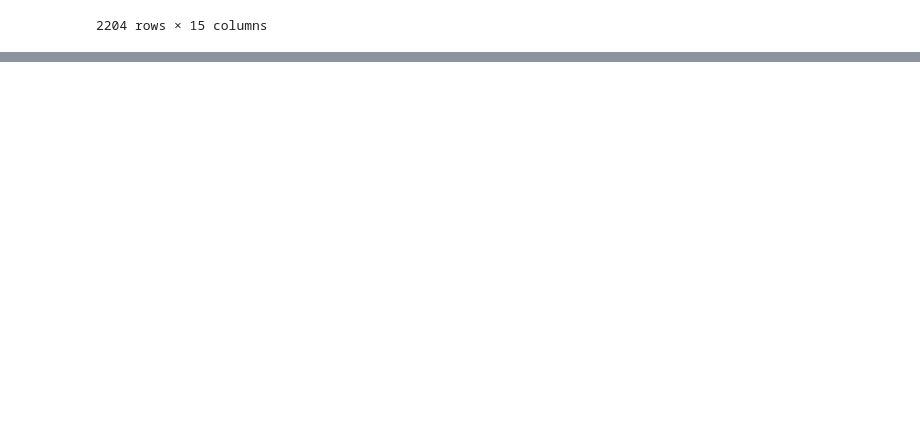
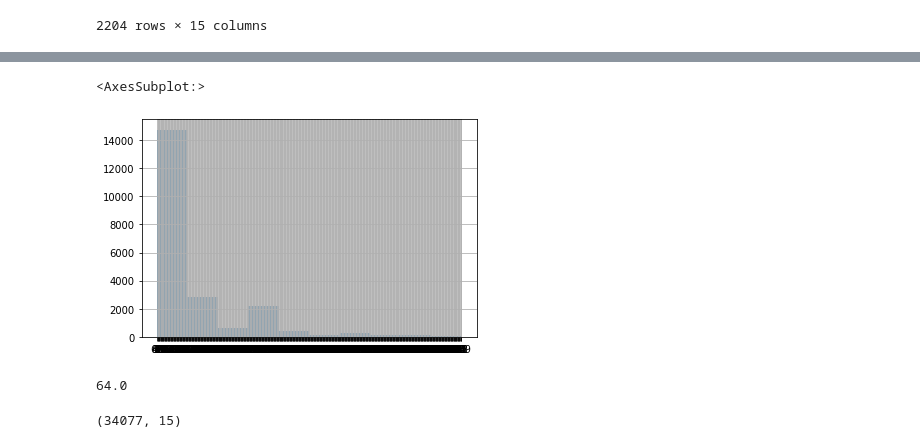
Before and after one commit to buchmuseum/heftroman-digitalisierung, a Jupyter notebook: skripte/umfangsschaetzung.ipynb, the cells around one changed output, grey strips where cells are left out. Drawn from its saved outputs; the diff is of its cells as text; code cells hidden in the pictures; blank space fills up the shorter version.

```diff
--- a/skripte/umfangsschaetzung.ipynb
+++ b/skripte/umfangsschaetzung.ipynb
@@ -394,0 +372,15 @@ df_verlage
+# %%
+integral = pd.read_csv("integral.csv").set_index("idn")
+integral["umfang_norm"] = integral.umfang.str.extract(r"(\d+)\s+[sS]\.", expand=True)
+integral.umfang_norm.hist()
+# %% [output]
+<AxesSubplot:>
+[figure, added]
+# %%
+integral.dropna(subset="umfang_norm").umfang_norm.astype("int32").median()
+# %% [output]
+64.0
+# %%
+integral.shape
+# %% [output]
+(34077, 15)
```
Also changed, not shown: parts of 7 cells of this notebook, 3 other files.
